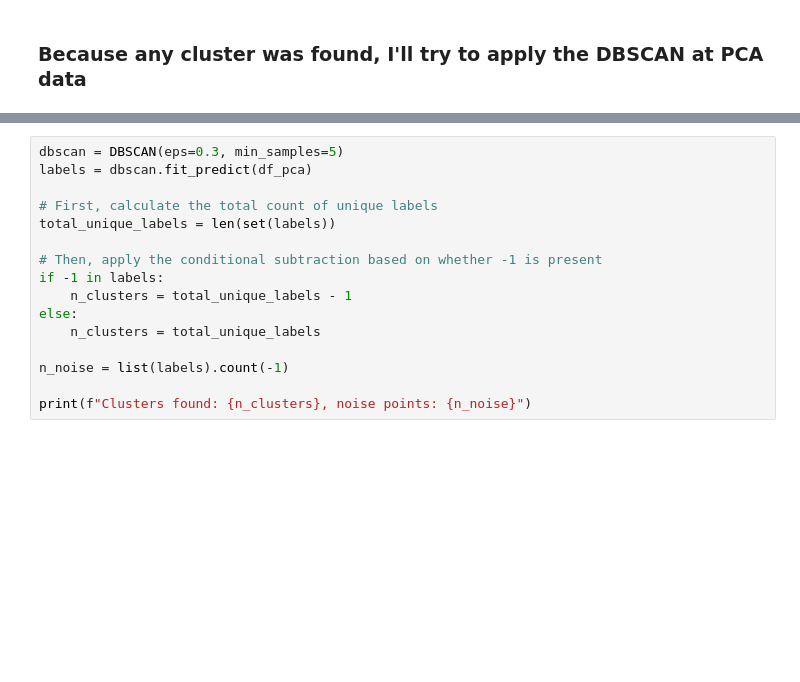
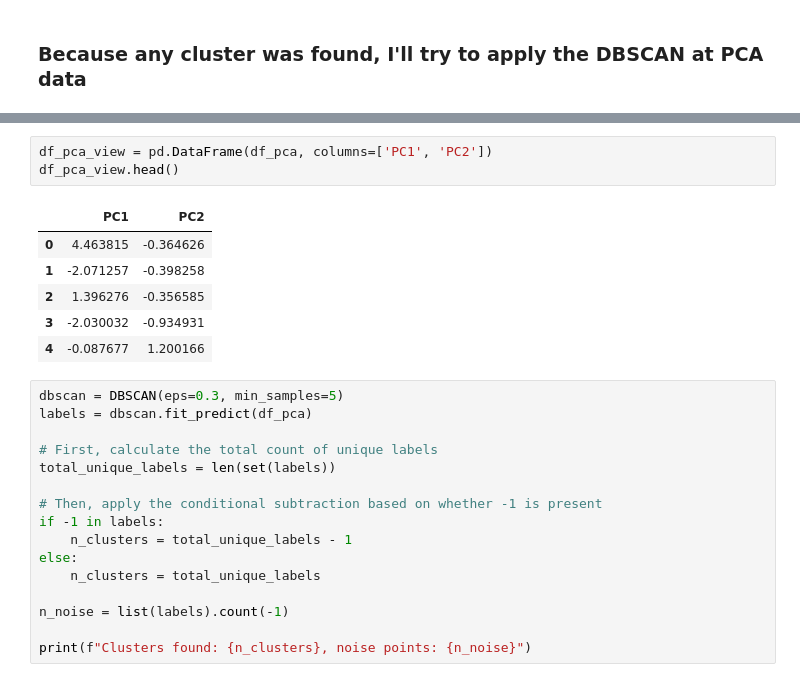
Before and after one commit to ALOBlack19/Marketing_Unsupervised_learning_Study, a Jupyter notebook: clustering_marketing_campaign_assignment.ipynb, the cells around one changed output, grey strips where cells are left out. Saved outputs shown, nothing was run; the diff lists cells and outputs as text; blank space fills up the shorter version.

```diff
--- a/clustering_marketing_campaign_assignment.ipynb
+++ b/clustering_marketing_campaign_assignment.ipynb
@@ -602,3 +617,13 @@ plt.show()
+# %%
+df_pca_view = pd.DataFrame(df_pca, columns=['PC1', 'PC2'])
+df_pca_view.head()
+# %% [output]
+|  | PC1 | PC2 |
+| 0 | 4.463815 | -0.364626 |
+| 1 | -2.071257 | -0.398258 |
+| 2 | 1.396276 | -0.356585 |
+| 3 | -2.030032 | -0.934931 |
+| 4 | -0.087677 | 1.200166 |
 # %%
 dbscan = DBSCAN(eps=0.3, min_samples=5)
 labels = dbscan.fit_predict(df_pca)
```
Also changed, not shown: parts of 19 cells of this notebook.
